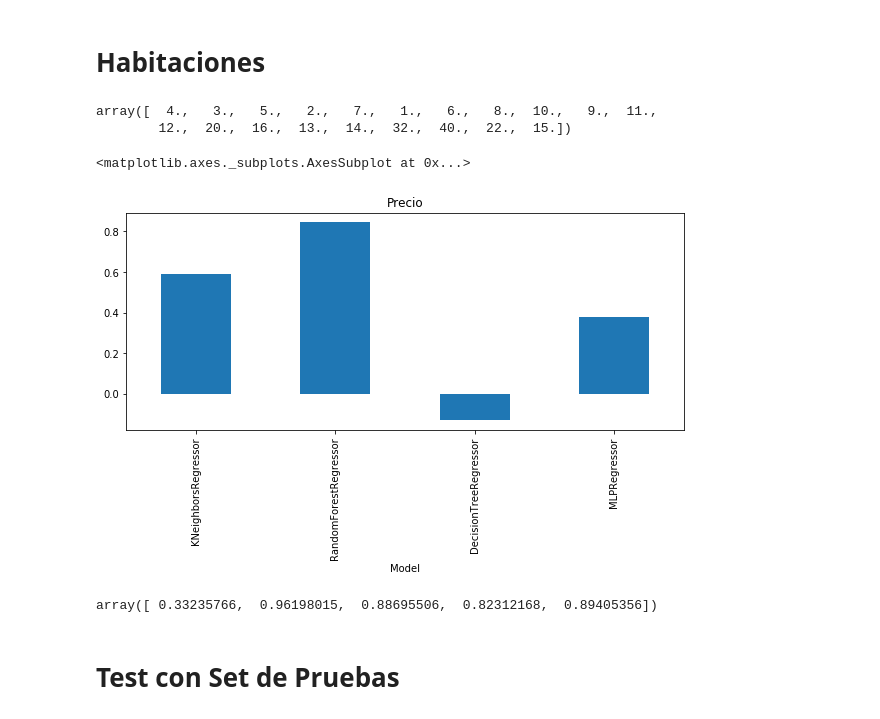
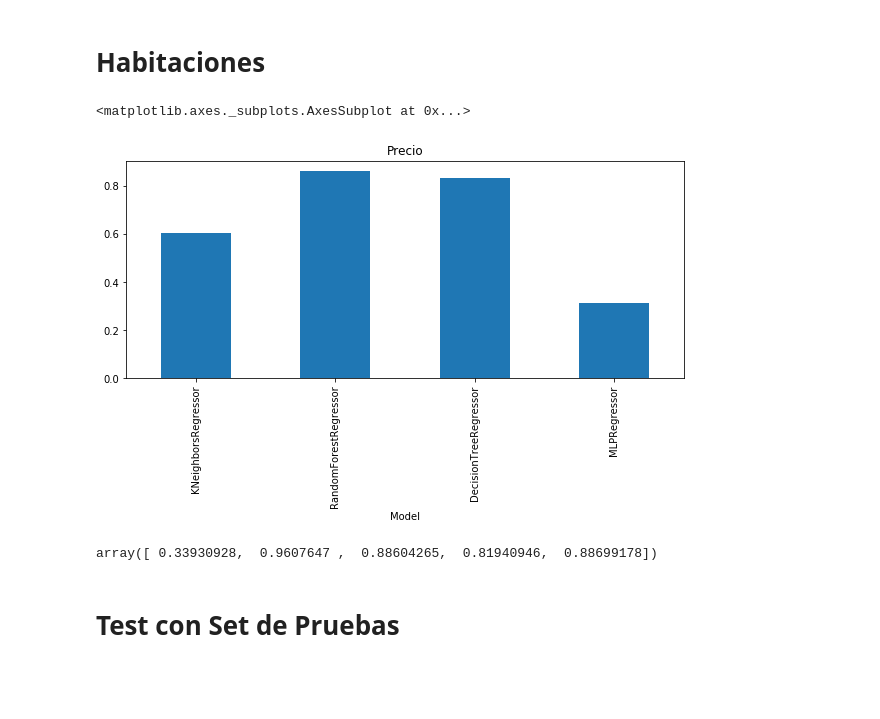
Before and after one commit to NicoGallegos/tpdatos, a Jupyter notebook: TP 2 -Nico.ipynb, the cells around one changed output. Cells and saved outputs as stored; diff of their text form; code cells hidden in the pictures; blank space fills up the shorter version.

```diff
--- a/TP 2 -Nico.ipynb
+++ b/TP 2 -Nico.ipynb
@@ -715,49 +719,58 @@ print(result)
 # %% [markdown]
 # Habitaciones
 # %%
-datosWithPlacesAndRooms = datosWithPlaces.loc[:, ['lat', 'lon', 'surface_total_in_m2', 'surface_covered_in_m2','price_aprox_usd','place_name_id','property_type_id','year','month','rooms']]
+datosWithPlacesAndRooms = datosWithPlaces.loc[:, ['lat', 'lon', 'surface_total_in_m2', 'surface_covered_in_m2','price_aprox_usd','place_name_id','property_type','year','month','rooms']]
 
 datosWithPlacesAndRooms =  datosWithPlacesAndRooms.loc[datosWithPlacesAndRooms['rooms'].notnull(),:]
-datosWithPlacesAndRooms['rooms'].unique()
+
+datosWithPlacesAndRooms = datosWithPlacesAndRooms.loc[datosWithPlacesAndRooms.property_type != 'store', :]
+datosWithPlacesAndRoomsOHC= pd.get_dummies(datosWithPlacesAndRooms, prefix=['property_type'])
-# %% [output]
-array([  4.,   3.,   5.,   2.,   7.,   1.,   6.,   8.,  10.,   9.,  11.,
-        12.,  20.,  16.,  13.,  14.,  32.,  40.,  22.,  15.])
 # %%
 #Prueba 6
 
-x_train, x_test, y_train, y_test = train_test_split(datosWithPlacesAndRooms, datosWithPlacesAndRooms['price_aprox_usd'], test_size=0.2)
-x_test = x_test.loc[:, ['lat', 'lon', 'surface_total_in_m2', 'surface_covered_in_m2','place_name_id','property_type_id','rooms']]
-x_train = x_train.loc[:, ['lat', 'lon', 'surface_total_in_m2', 'surface_covered_in_m2','place_name_id','property_type_id','rooms']]
+#x_train, x_test, y_train, y_test = train_test_split(datosWithPlacesAndRooms, datosWithPlacesAndRooms['price_aprox_usd'], test_size=0.2)
+#x_test = x_test.loc[:, ['lat', 'lon', 'surface_total_in_m2', 'surface_covered_in_m2','place_name_id','property_type_id','year','month','rooms']]
+#x_train = x_train.loc[:, ['lat', 'lon', 'surface_total_in_m2', 'surface_covered_in_m2','place_name_id','property_type_id','year','month','rooms']]
+
+x_train, x_test, y_train, y_test = train_test_split(datosWithPlacesAndRoomsOHC, datosWithPlacesAndRoomsOHC['price_aprox_usd'], test_size=0.2)
+x_test = x_test.drop('price_aprox_usd',1)
+x_train = x_train.drop('price_aprox_usd',1)
+
+
 models = [KNeighborsRegressor(),
          RandomForestRegressor(n_estimators=100, max_features='sqrt'),
          tree.DecisionTreeRegressor(),
          neural_network.MLPRegressor()]
 
 TestModels = pd.DataFrame()
 tmp = {}
 
 for model in models:
         m = str(model)
         tmp['Model'] = m[:m.index('(')]
         model.fit(x_train, y_train)
         tmp['Precio'] = r2_score(y_test, model.predict(x_test))
         TestModels = TestModels.append([tmp])
 
 TestModels.set_index('Model', inplace=True)
 
 fig, axes = plt.subplots(ncols=1, figsize=(10, 4))
 TestModels.Precio.plot(ax=axes, kind='bar', title='Precio')
 # %% [output]
 <matplotlib.axes._subplots.AxesSubplot at 0x...>
-[figure, old version]
+[figure, new version]
 # %%
-datosFiltradosWithDateAndRoomsFeatures = datosWithPlacesAndRooms.loc[:, ['lat', 'lon', 'surface_total_in_m2', 'surface_covered_in_m2','place_name_id','property_type_id','year','month','rooms']]
-datosFiltradosWithDateAndRoomsPrecios = datosWithPlacesAndRooms.loc[:, ['price_aprox_usd']]
+#datosFiltradosWithDateAndRoomsFeatures = datosWithPlacesAndRooms.loc[:, ['lat', 'lon', 'surface_total_in_m2', 'surface_covered_in_m2','place_name_id','property_type_id','year','month','rooms']]
+#datosFiltradosWithDateAndRoomsPrecios = datosWithPlacesAndRooms.loc[:, ['price_aprox_usd']]
+
+datosWithPlacesAndRoomsOHCFeatures = datosWithPlacesAndRoomsOHC.drop('price_aprox_usd',1)
+datosWithPlacesAndRoomsOHCPrecios = datosWithPlacesAndRoomsOHC.loc[:, ['price_aprox_usd']]
+
 
 RFRModel = RandomForestRegressor(n_estimators=100, max_features='sqrt')
-scores = cross_val_score(RFRModel, datosFiltradosWithDateAndRoomsFeatures, np.ravel(datosFiltradosWithDateAndRoomsPrecios), cv=5)
+scores = cross_val_score(RFRModel, datosWithPlacesAndRoomsOHCFeatures, np.ravel(datosWithPlacesAndRoomsOHCPrecios), cv=5)
 scores
 # %% [output]
-array([ 0.33235766,  0.96198015,  0.88695506,  0.82312168,  0.89405356])
+array([ 0.33930928,  0.9607647 ,  0.88604265,  0.81940946,  0.88699178])
 # %% [markdown]
 # Test con Set de Pruebas
```
Also changed, not shown: parts of 32 cells of this notebook.
